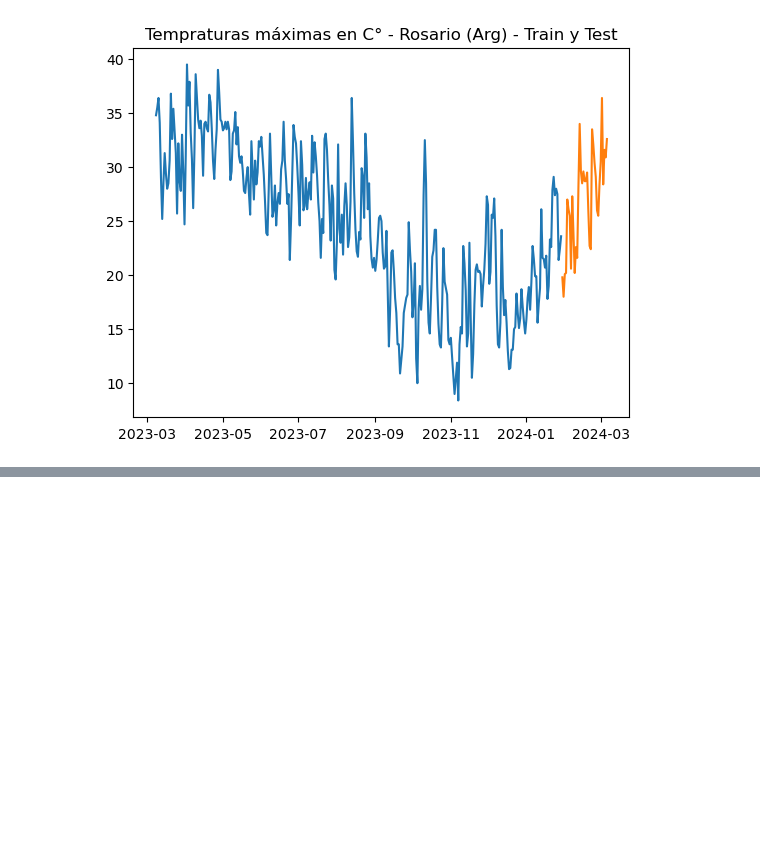
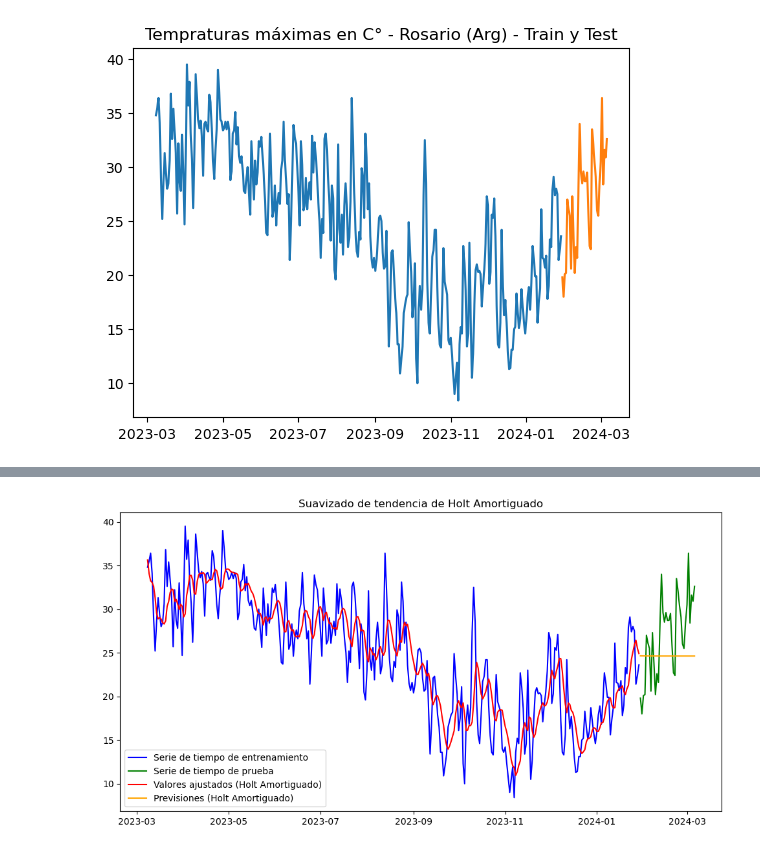
Before and after one commit to PabloPaezSheridan/TemporalSeries, a Jupyter notebook: Solution/PabloPaez_ArgetinianMetherologicalSeries.ipynb, the cells around one changed output, grey strips where cells are left out. Saved outputs shown, nothing was run; the diff lists cells and outputs as text; code cells hidden in the pictures; blank space fills up the shorter version.

```diff
--- a/Solution/PabloPaez_ArgetinianMetherologicalSeries.ipynb
+++ b/Solution/PabloPaez_ArgetinianMetherologicalSeries.ipynb
@@ -96,0 +156,12 @@ plt.plot(gold_rosario_temperature_test)
+# %%
+
+plt.figure(figsize=(12, 6))
+plt.plot(gold_rosario_temperature_train, label='Serie de tiempo de entrenamiento', color='blue')
+plt.plot(gold_rosario_temperature_test, label='Serie de tiempo de prueba', color='green')
+plt.plot(gold_rosario_temperature_train.index, holt_damped_fitted, label='Valores ajustados (Holt Amortiguado)', color='red')
+plt.plot(gold_rosario_temperature_test.index, holt_damped_forecast, label='Previsiones (Holt Amortiguado)', color='orange')
+plt.title('Suavizado de tendencia de Holt Amortiguado')
+plt.legend()
+plt.show()
+# %% [output]
+[figure, added]
```
Also changed, not shown: parts of 8 cells of this notebook.
